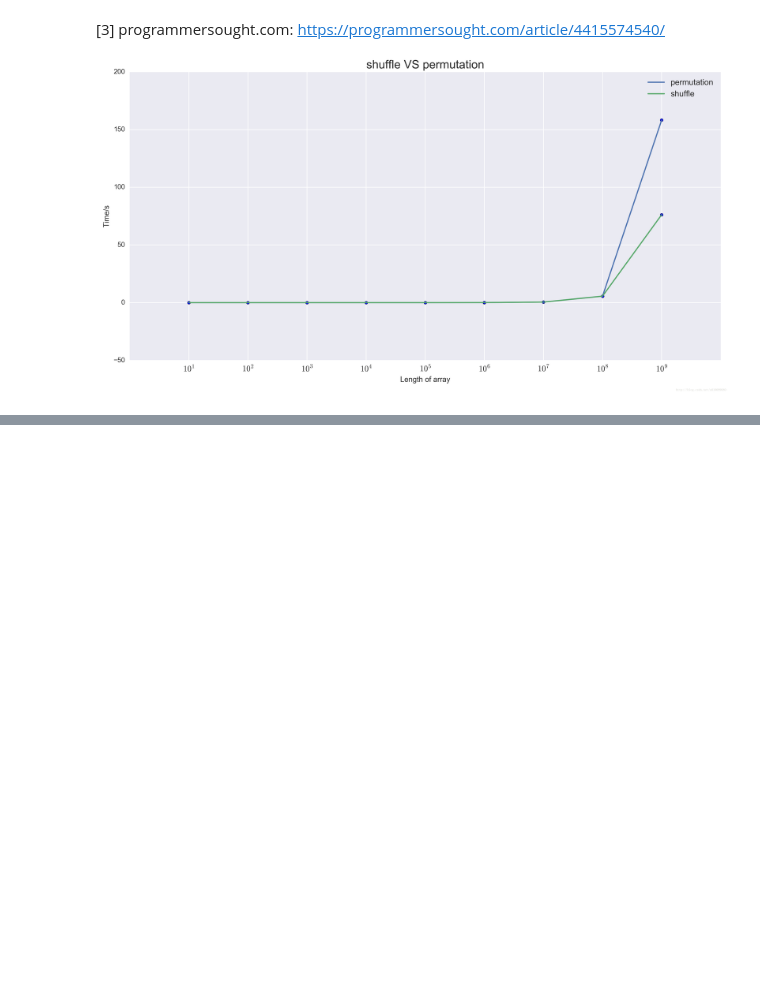
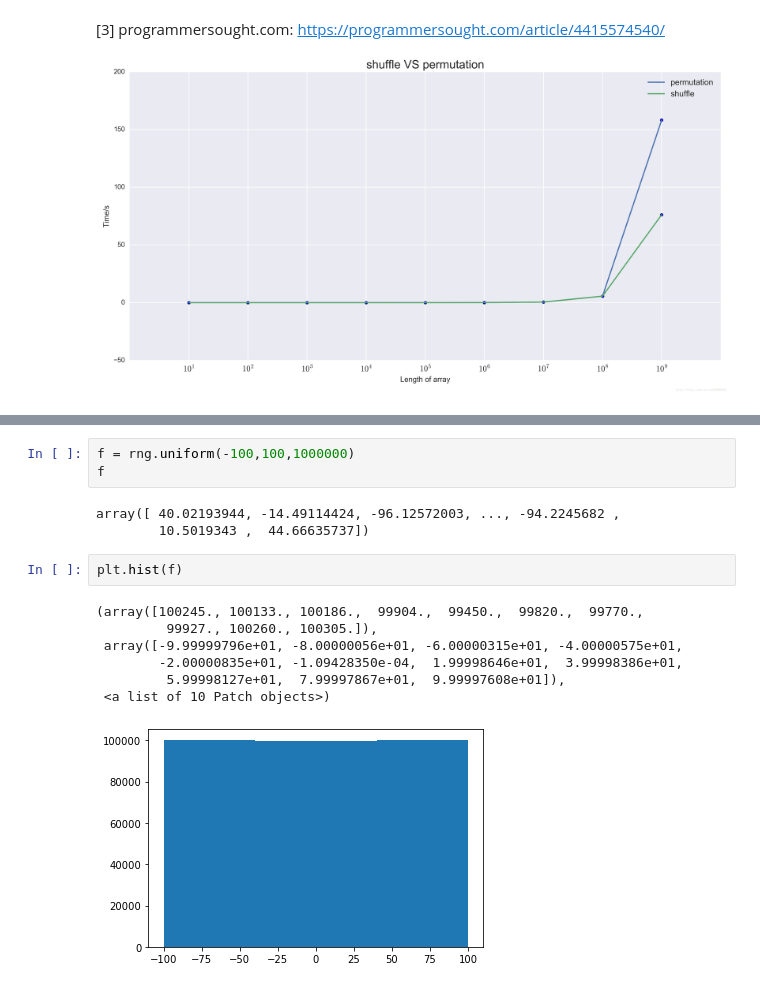
Before and after one commit to Crash-Bandicode/numpy-random, a Jupyter notebook: numpy.random.ipynb, the cells around one changed output, grey strips where cells are left out. Cells and saved outputs as stored; diff of their text form; blank space fills up the shorter version.

Commit message:
Added uniform section

```diff
--- a/numpy.random.ipynb
+++ b/numpy.random.ipynb
@@ -459,0 +490,16 @@ array([0, 9, 6, 3, 2, 7, 8, 5, 4, 1])
+# %%
+f = rng.uniform(-100,100,1000000)
+f
+# %% [output]
+array([ 40.02193944, -14.49114424, -96.12572003, ..., -94.2245682 ,
+        10.5019343 ,  44.66635737])
+# %%
+plt.hist(f)
+# %% [output]
+(array([100245., 100133., 100186.,  99904.,  99450.,  99820.,  99770.,
+         99927., 100260., 100305.]),
+ array([-9.99999796e+01, -8.00000056e+01, -6.00000315e+01, -4.00000575e+01,
+        -2.00000835e+01, -1.09428350e-04,  1.99998646e+01,  3.99998386e+01,
+         5.99998127e+01,  7.99997867e+01,  9.99997608e+01]),
+ <a list of 10 Patch objects>)
+[figure, added]
```
Also changed, not shown: parts of 40 cells of this notebook.
